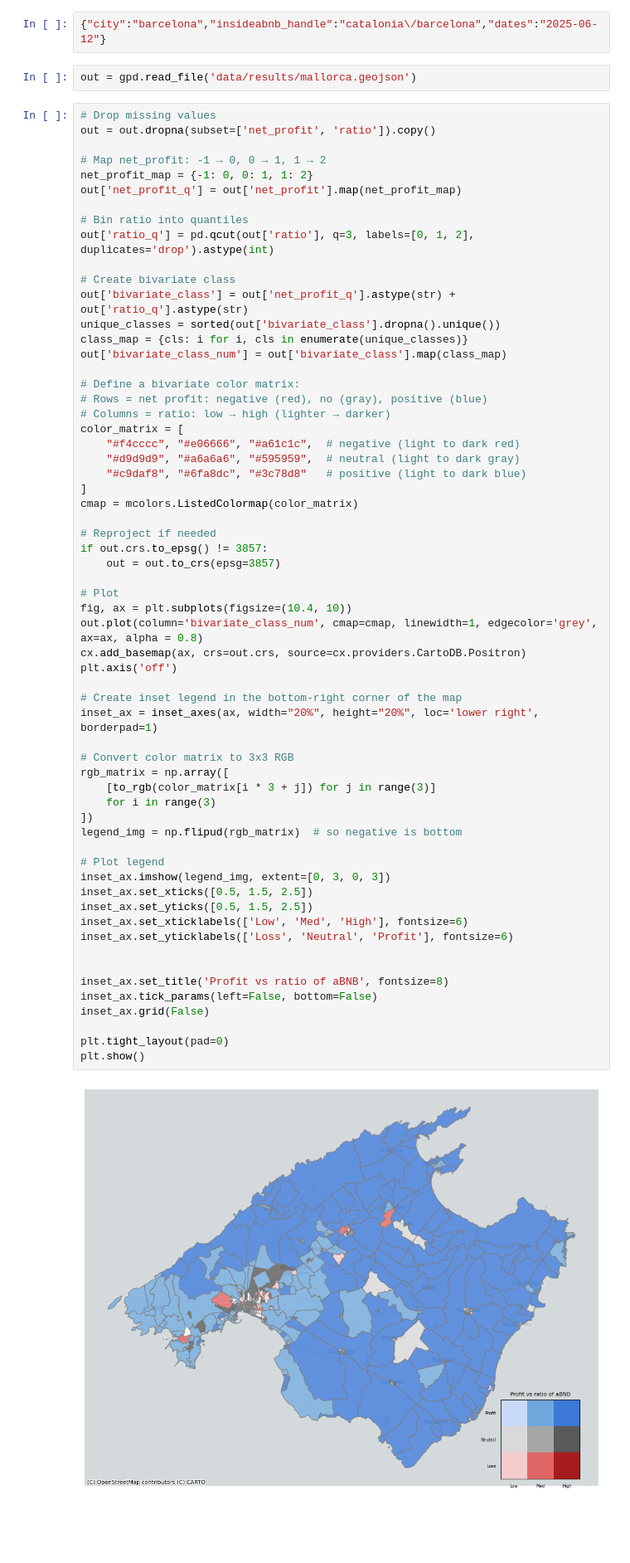
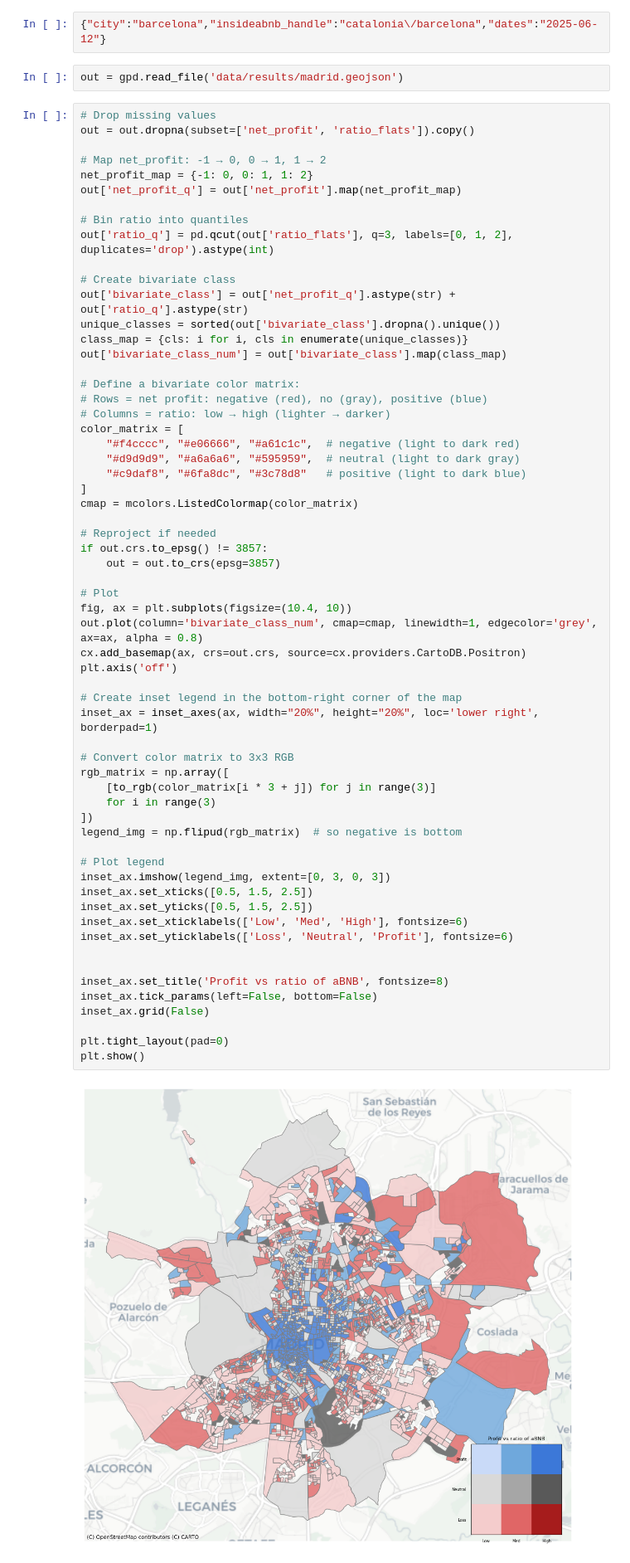
Before and after one commit to mehrrero/parasites, a Jupyter notebook: tests.ipynb, the cells around one changed output. Shown at 83% size. Saved outputs shown, nothing was run; the diff lists cells and outputs as text; blank space fills up the shorter version.

```diff
--- a/tests.ipynb
+++ b/tests.ipynb
@@ -21,17 +21,17 @@ from mpl_toolkits.axes_grid1.inset_locator import inset_axes
 # %%
 {"city":"barcelona","insideabnb_handle":"catalonia\/barcelona","dates":"2025-06-12"}
 # %%
-out = gpd.read_file('data/results/mallorca.geojson')
+out = gpd.read_file('data/results/madrid.geojson')
 # %%
 # Drop missing values
-out = out.dropna(subset=['net_profit', 'ratio']).copy()
+out = out.dropna(subset=['net_profit', 'ratio_flats']).copy()
 
 # Map net_profit: -1 → 0, 0 → 1, 1 → 2
 net_profit_map = {-1: 0, 0: 1, 1: 2}
 out['net_profit_q'] = out['net_profit'].map(net_profit_map)
 
 # Bin ratio into quantiles
-out['ratio_q'] = pd.qcut(out['ratio'], q=3, labels=[0, 1, 2], duplicates='drop').astype(int)
+out['ratio_q'] = pd.qcut(out['ratio_flats'], q=3, labels=[0, 1, 2], duplicates='drop').astype(int)
 
 # Create bivariate class
 out['bivariate_class'] = out['net_profit_q'].astype(str) + out['ratio_q'].astype(str)
@@ -57,34 +57,34 @@ if out.crs.to_epsg() != 3857:
 fig, ax = plt.subplots(figsize=(10.4, 10))
 out.plot(column='bivariate_class_num', cmap=cmap, linewidth=1, edgecolor='grey', ax=ax, alpha = 0.8)
 cx.add_basemap(ax, crs=out.crs, source=cx.providers.CartoDB.Positron)
 plt.axis('off')
 
 # Create inset legend in the bottom-right corner of the map
 inset_ax = inset_axes(ax, width="20%", height="20%", loc='lower right', borderpad=1)
 
 # Convert color matrix to 3x3 RGB
 rgb_matrix = np.array([
     [to_rgb(color_matrix[i * 3 + j]) for j in range(3)]
     for i in range(3)
 ])
 legend_img = np.flipud(rgb_matrix)  # so negative is bottom
 
 # Plot legend
 inset_ax.imshow(legend_img, extent=[0, 3, 0, 3])
 inset_ax.set_xticks([0.5, 1.5, 2.5])
 inset_ax.set_yticks([0.5, 1.5, 2.5])
 inset_ax.set_xticklabels(['Low', 'Med', 'High'], fontsize=6)
 inset_ax.set_yticklabels(['Loss', 'Neutral', 'Profit'], fontsize=6)
 
 
 inset_ax.set_title('Profit vs ratio of aBNB', fontsize=8)
 inset_ax.tick_params(left=False, bottom=False)
 inset_ax.grid(False)
 
 plt.tight_layout(pad=0)
 plt.show()
 # %% [output]
-[figure, old version]
+[figure, new version]
 # %%
 labels = ['Loss','Profit']
 names = [f for f in os.listdir('data/results') if f.endswith('.geojson')]
```
Also changed, not shown: parts of 6 cells of this notebook, 1 other file.
